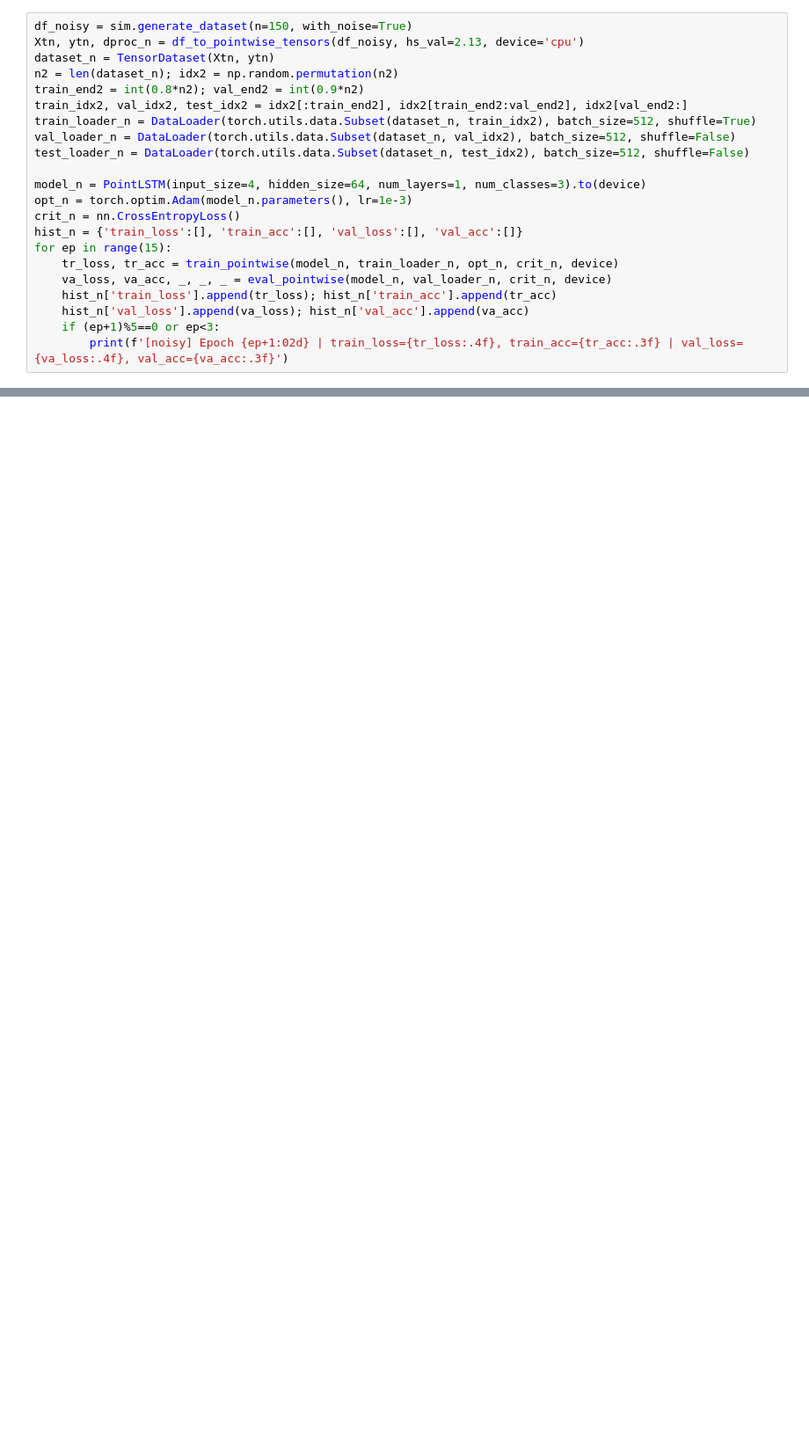
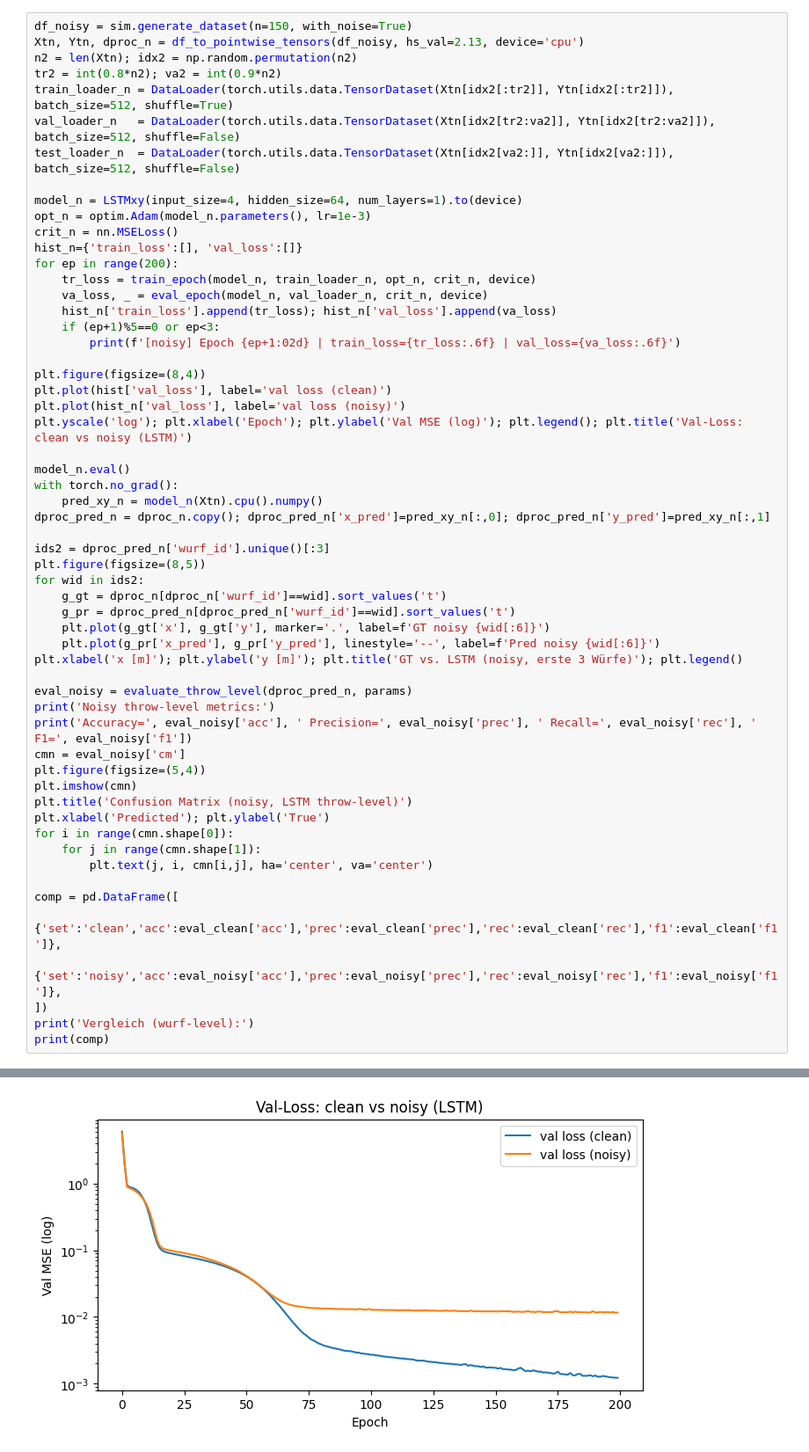
Before and after one commit to lucaa-smn/BA-Thesis, a Jupyter notebook: lstm_pointwise_free_throw.ipynb, the cells around one changed output, grey strips where cells are left out. Shown at 88% size. Drawn from its saved outputs; the diff is of its cells as text; blank space fills up the shorter version.

```diff
--- a/lstm_pointwise_free_throw.ipynb
+++ b/lstm_pointwise_free_throw.ipynb
@@ -228,23 +226,58 @@ Text(0.5, 1.0, 'Calibration (clean, class=1)')
 # %%
 df_noisy = sim.generate_dataset(n=150, with_noise=True)
-Xtn, ytn, dproc_n = df_to_pointwise_tensors(df_noisy, hs_val=2.13, device='cpu')
-dataset_n = TensorDataset(Xtn, ytn)
-n2 = len(dataset_n); idx2 = np.random.permutation(n2)
-train_end2 = int(0.8*n2); val_end2 = int(0.9*n2)
-train_idx2, val_idx2, test_idx2 = idx2[:train_end2], idx2[train_end2:val_end2], idx2[val_end2:]
-train_loader_n = DataLoader(torch.utils.data.Subset(dataset_n, train_idx2), batch_size=512, shuffle=True)
-val_loader_n = DataLoader(torch.utils.data.Subset(dataset_n, val_idx2), batch_size=512, shuffle=False)
-test_loader_n = DataLoader(torch.utils.data.Subset(dataset_n, test_idx2), batch_size=512, shuffle=False)
+Xtn, Ytn, dproc_n = df_to_pointwise_tensors(df_noisy, hs_val=2.13, device='cpu')
+n2 = len(Xtn); idx2 = np.random.permutation(n2)
+tr2 = int(0.8*n2); va2 = int(0.9*n2)
+train_loader_n = DataLoader(torch.utils.data.TensorDataset(Xtn[idx2[:tr2]], Ytn[idx2[:tr2]]), batch_size=512, shuffle=True)
+val_loader_n   = DataLoader(torch.utils.data.TensorDataset(Xtn[idx2[tr2:va2]], Ytn[idx2[tr2:va2]]), batch_size=512, shuffle=False)
+test_loader_n  = DataLoader(torch.utils.data.TensorDataset(Xtn[idx2[va2:]], Ytn[idx2[va2:]]), batch_size=512, shuffle=False)
 
-model_n = PointLSTM(input_size=4, hidden_size=64, num_layers=1, num_classes=3).to(device)
-opt_n = torch.optim.Adam(model_n.parameters(), lr=1e-3)
-crit_n = nn.CrossEntropyLoss()
-hist_n = {'train_loss':[], 'train_acc':[], 'val_loss':[], 'val_acc':[]}
-for ep in range(15):
-    tr_loss, tr_acc = train_pointwise(model_n, train_loader_n, opt_n, crit_n, device)
-    va_loss, va_acc, _, _, _ = eval_pointwise(model_n, val_loader_n, crit_n, device)
-    hist_n['train_loss'].append(tr_loss); hist_n['train_acc'].append(tr_acc)
-    hist_n['val_loss'].append(va_loss); hist_n['val_acc'].append(va_acc)
+model_n = LSTMxy(input_size=4, hidden_size=64, num_layers=1).to(device)
+opt_n = optim.Adam(model_n.parameters(), lr=1e-3)
+crit_n = nn.MSELoss()
+hist_n={'train_loss':[], 'val_loss':[]}
+for ep in range(200):
+    tr_loss = train_epoch(model_n, train_loader_n, opt_n, crit_n, device)
+    va_loss, _ = eval_epoch(model_n, val_loader_n, crit_n, device)
+    hist_n['train_loss'].append(tr_loss); hist_n['val_loss'].append(va_loss)
     if (ep+1)%5==0 or ep<3:
-        print(f'[noisy] Epoch {ep+1:02d} | train_loss={tr_loss:.4f}, train_acc={tr_acc:.3f} | val_loss={va_loss:.4f}, val_acc={va_acc:.3f}')
+        print(f'[noisy] Epoch {ep+1:02d} | train_loss={tr_loss:.6f} | val_loss={va_loss:.6f}')
+
+plt.figure(figsize=(8,4))
+plt.plot(hist['val_loss'], label='val loss (clean)')
+plt.plot(hist_n['val_loss'], label='val loss (noisy)')
+plt.yscale('log'); plt.xlabel('Epoch'); plt.ylabel('Val MSE (log)'); plt.legend(); plt.title('Val-Loss: clean vs noisy (LSTM)')
+
+model_n.eval()
+with torch.no_grad():
+    pred_xy_n = model_n(Xtn).cpu().numpy()
+dproc_pred_n = dproc_n.copy(); dproc_pred_n['x_pred']=pred_xy_n[:,0]; dproc_pred_n['y_pred']=pred_xy_n[:,1]
+
+ids2 = dproc_pred_n['wurf_id'].unique()[:3]
+plt.figure(figsize=(8,5))
+for wid in ids2:
+    g_gt = dproc_n[dproc_n['wurf_id']==wid].sort_values('t')
+    g_pr = dproc_pred_n[dproc_pred_n['wurf_id']==wid].sort_values('t')
+    plt.plot(g_gt['x'], g_gt['y'], marker='.', label=f'GT noisy {wid[:6]}')
+    plt.plot(g_pr['x_pred'], g_pr['y_pred'], linestyle='--', label=f'Pred noisy {wid[:6]}')
+plt.xlabel('x [m]'); plt.ylabel('y [m]'); plt.title('GT vs. LSTM (noisy, erste 3 Würfe)'); plt.legend()
+
+eval_noisy = evaluate_throw_level(dproc_pred_n, params)
+print('Noisy throw-level metrics:')
+print('Accuracy=', eval_noisy['acc'], ' Precision=', eval_noisy['prec'], ' Recall=', eval_noisy['rec'], ' F1=', eval_noisy['f1'])
+cmn = eval_noisy['cm']
+plt.figure(figsize=(5,4))
+plt.imshow(cmn)
+plt.title('Confusion Matrix (noisy, LSTM throw-level)')
+plt.xlabel('Predicted'); plt.ylabel('True')
+for i in range(cmn.shape[0]):
+    for j in range(cmn.shape[1]):
+        plt.text(j, i, cmn[i,j], ha='center', va='center')
+
+comp = pd.DataFrame([
+    {'set':'clean','acc':eval_clean['acc'],'prec':eval_clean['prec'],'rec':eval_clean['rec'],'f1':eval_clean['f1']},
+    {'set':'noisy','acc':eval_noisy['acc'],'prec':eval_noisy['prec'],'rec':eval_noisy['rec'],'f1':eval_noisy['f1']},
+])
+print('Vergleich (wurf-level):')
+print(comp)
 # %% [output]
@@ -256,0 +307 @@ for ep in range(15):
+[figure, added]
```
Also changed, not shown: parts of 27 cells of this notebook, 2 other files.
